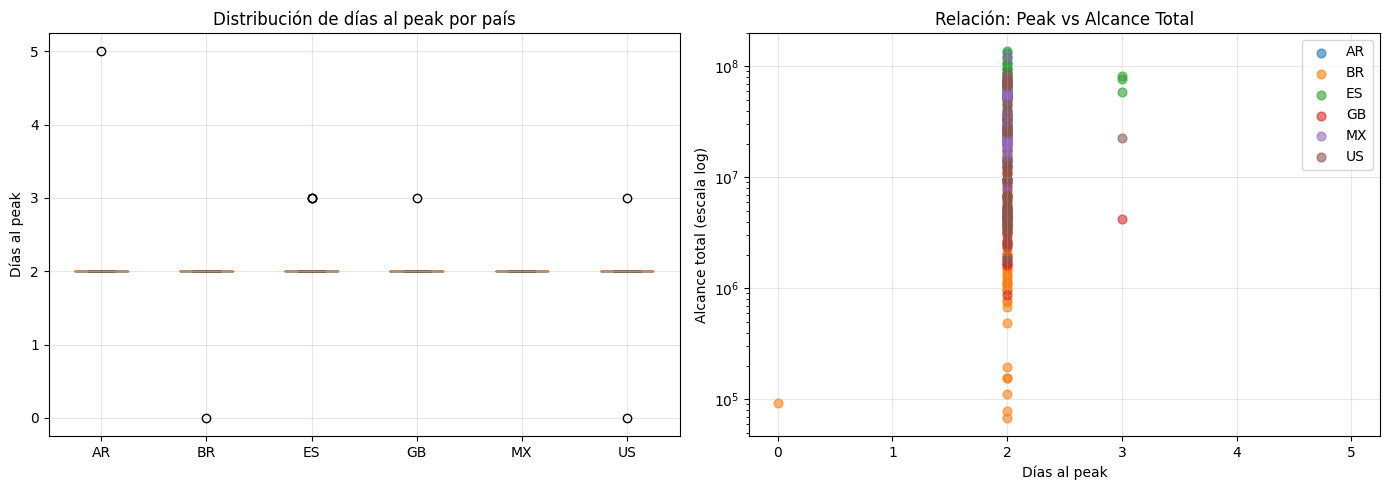
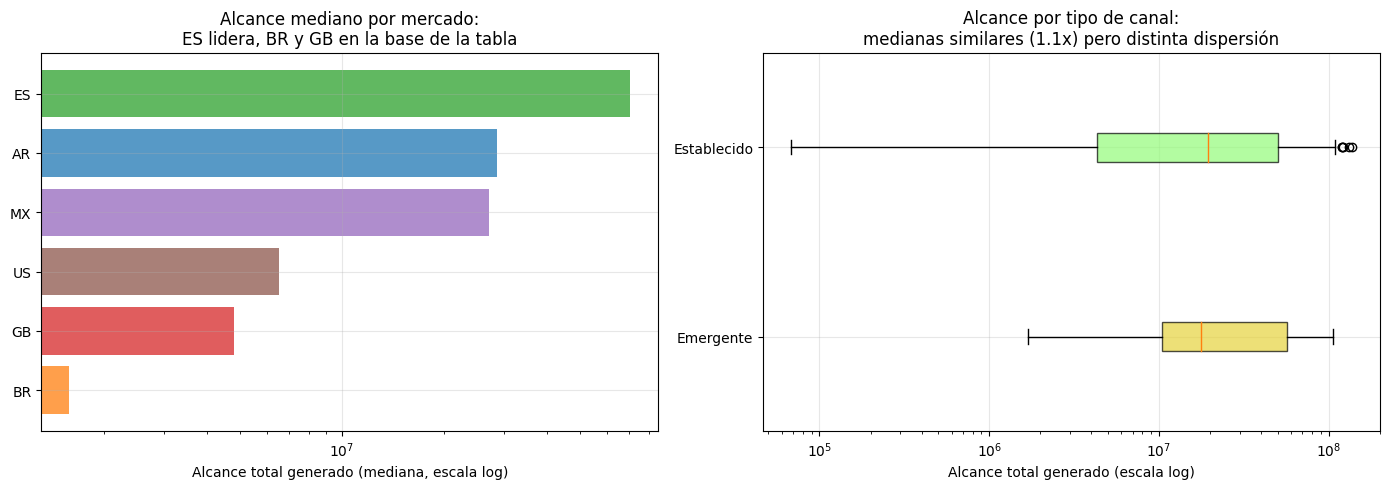
Code edit (unified diff) that turned the first committed figure into the second:
--- before
+++ after
@@ -1,21 +1,43 @@
+# Asegurar que tipo_canal esté en metricas_enriquecidas (en caso de que esta celda se ejecute antes del merge oficial)
+if 'tipo_canal' not in metricas_enriquecidas.columns:
+    metricas_enriquecidas = metricas_enriquecidas.merge(
+        df_analisis[['video_id', 'tipo_canal']].drop_duplicates(),
+        on='video_id', how='left'
+    )
+
 fig, ax = plt.subplots(1, 2, figsize=(14, 5))
 
-paises = sorted(metricas_enriquecidas['country'].unique())
-datos_boxplot = [metricas_enriquecidas[metricas_enriquecidas['country'] == p]['dia_peak'].values for p in paises]
-ax[0].boxplot(datos_boxplot, labels=paises)
-ax[0].set_ylabel('Días al peak')
-ax[0].set_title('Distribución de días al peak por país')
+# Panel izquierdo: alcance mediano por país (título corregido)
+alcance_por_pais = metricas_enriquecidas.groupby('country')['alcance_total_generado'].median().sort_values()
+colores_ordenados = [COLORES_PAIS[p] for p in alcance_por_pais.index]
+ax[0].barh(alcance_por_pais.index, alcance_por_pais.values, color=colores_ordenados, alpha=0.75)
+ax[0].set_xscale('log')
+ax[0].set_xlabel('Alcance total generado (mediana, escala log)')
+ax[0].set_title('Alcance mediano por mercado:\nES lidera, BR y GB en la base de la tabla')
 
-for pais in paises:
-    sub = metricas_enriquecidas[metricas_enriquecidas['country'] == pais]
-    ax[1].scatter(sub['dia_peak'], sub['alcance_total_generado'], alpha=0.6, s=40, label=pais)
+# Panel derecho: boxplot horizontal por tipo de canal
+datos_establecidos = metricas_enriquecidas[metricas_enriquecidas['tipo_canal'] == 'establecido']['alcance_total_generado']
+datos_emergentes = metricas_enriquecidas[metricas_enriquecidas['tipo_canal'] == 'emergente']['alcance_total_generado']
 
-ax[1].set_xlabel('Días al peak')
-ax[1].set_ylabel('Alcance total (escala log)')
-ax[1].set_yscale('log')
-ax[1].set_title('Relación: Peak vs Alcance Total')
-ax[1].legend()
+bp = ax[1].boxplot(
+    [datos_emergentes, datos_establecidos],
+    labels=['Emergente', 'Establecido'],
+    vert=False,
+    patch_artist=True
+)
+bp['boxes'][0].set_facecolor("#e6d33d")
+bp['boxes'][1].set_facecolor("#93fb79")
+for box in bp['boxes']: box.set_alpha(0.7)
+
+ax[1].set_xscale('log')
+ax[1].set_xlabel('Alcance total generado (escala log)')
+ax[1].set_title('Alcance por tipo de canal:\nmedianas similares (1.1x) pero distinta dispersión')
 
 plt.tight_layout()
 plt.savefig('../figuras/peak_vs_alcance.png', dpi=150, bbox_inches='tight')
 plt.show()
+
+ratio = datos_establecidos.median() / datos_emergentes.median()
+print(f"Mediana establecidos: {datos_establecidos.median():,.0f}")
+print(f"Mediana emergentes: {datos_emergentes.median():,.0f}")
+print(f"Ratio establecidos/emergentes: {ratio:.2f}x")

Commit: Termina revisión 3.5 y modificación conclusiones finales